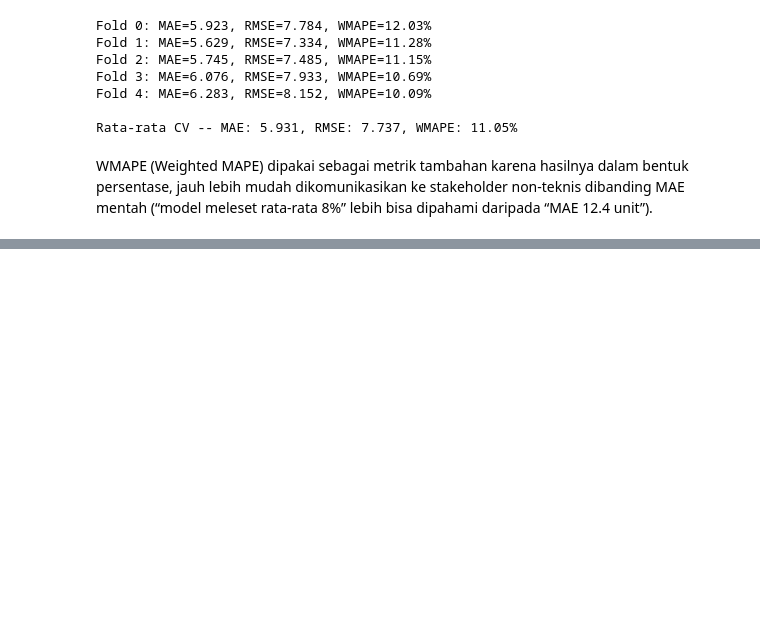
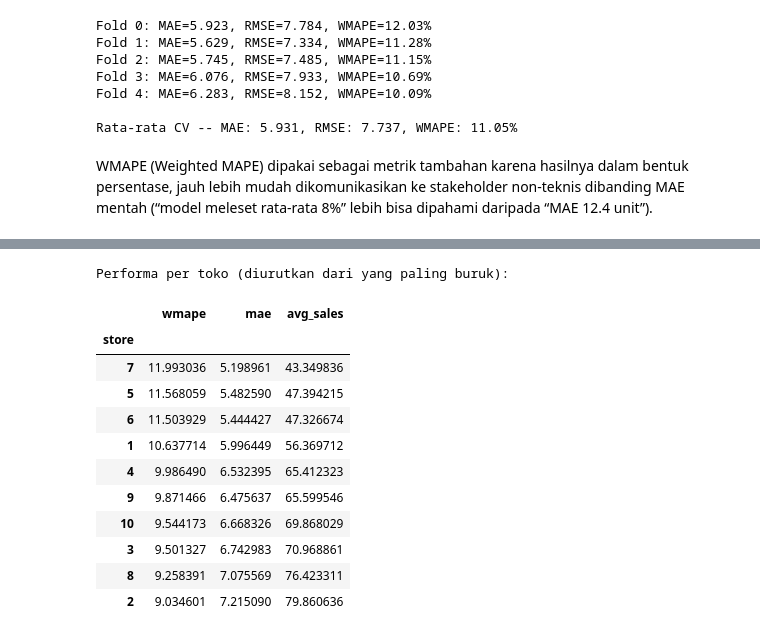
Before and after one commit to NatanaelAlbert22/retail-demand-forecasting, a Jupyter notebook: notebooks/02_modeling_forecast.ipynb, the cells around one changed output, grey strips where cells are left out. Saved outputs shown, nothing was run; the diff lists cells and outputs as text; code cells hidden in the pictures; blank space fills up the shorter version.

```diff
--- a/notebooks/02_modeling_forecast.ipynb
+++ b/notebooks/02_modeling_forecast.ipynb
@@ -101,0 +115,36 @@ WMAPE (Weighted MAPE) dipakai sebagai metrik tambahan karena hasilnya dalam bent
+# %%
+# Pakai fold terakhir untuk evaluasi per segmen (fold paling representatif karena data training terbanyak)
+train_idx, val_idx = list(tscv.split(X))[-1]
+X_val_final = X.iloc[val_idx].copy()
+y_val_final = y.iloc[val_idx]
+pred_val_final = model.predict(X_val_final)
+
+X_val_final["actual"] = y_val_final.values
+X_val_final["predicted"] = pred_val_final
+X_val_final["abs_error"] = np.abs(X_val_final["actual"] - X_val_final["predicted"])
+
+# Performa per toko
+store_performance = X_val_final.groupby("store", observed=True).apply(
+    lambda g: pd.Series({
+        "wmape": wmape(g["actual"].values, g["predicted"].values),
+        "mae": g["abs_error"].mean(),
+        "avg_sales": g["actual"].mean()
+    })
+).sort_values("wmape", ascending=False)
+
+print("Performa per toko (diurutkan dari yang paling buruk):")
+store_performance
+# %% [output]
+Performa per toko (diurutkan dari yang paling buruk):
+|  | wmape | mae | avg_sales |
+| store |  |  |  |
+| 7 | 11.993036 | 5.198961 | 43.349836 |
+| 5 | 11.568059 | 5.482590 | 47.394215 |
+| 6 | 11.503929 | 5.444427 | 47.326674 |
+| 1 | 10.637714 | 5.996449 | 56.369712 |
+| 4 | 9.986490 | 6.532395 | 65.412323 |
+| 9 | 9.871466 | 6.475637 | 65.599546 |
+| 10 | 9.544173 | 6.668326 | 69.868029 |
+| 3 | 9.501327 | 6.742983 | 70.968861 |
+| 8 | 9.258391 | 7.075569 | 76.423311 |
+| 2 | 9.034601 | 7.215090 | 79.860636 |
```
Also changed, not shown: parts of 4 cells of this notebook, 1 other file.
